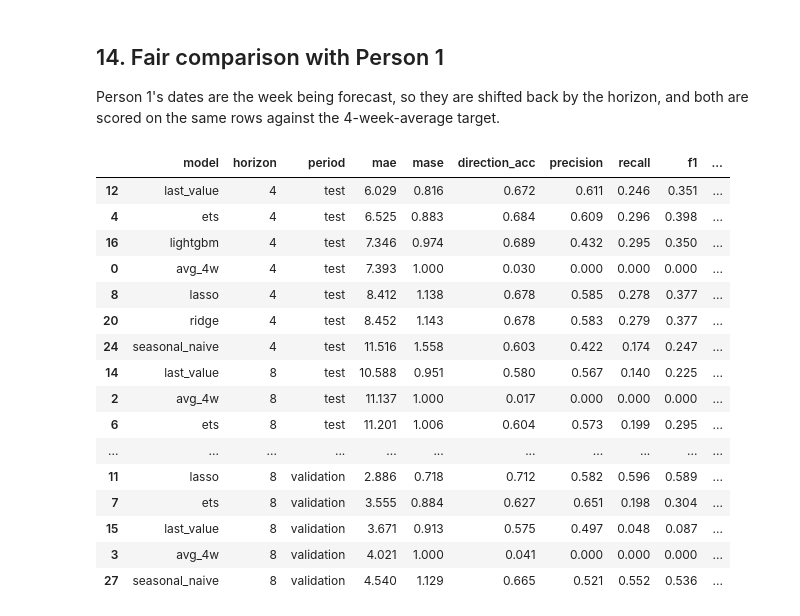
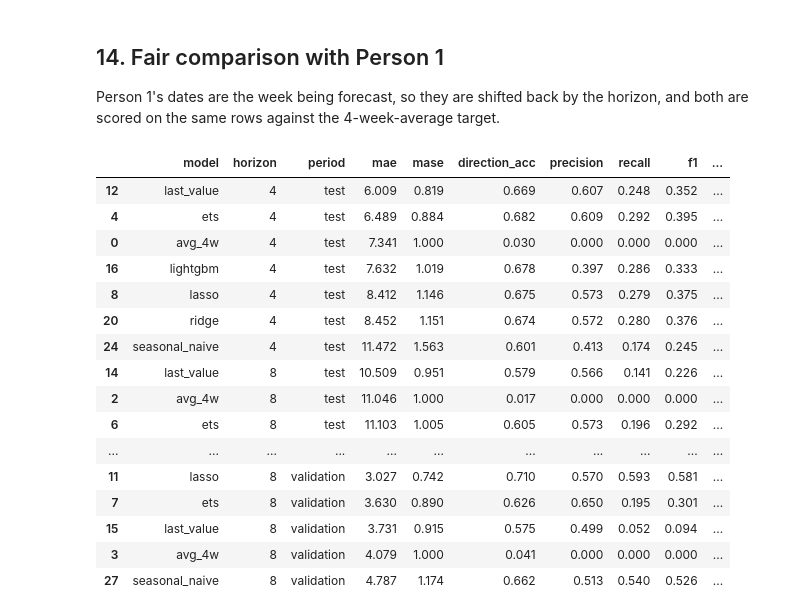
Before and after one commit to samichi-rungta/fashion-trends-forcasting, a Jupyter notebook: google_trends_models.ipynb, the cells around one changed output. Cells and saved outputs as stored; diff of their text form; code cells hidden in the pictures.

```diff
--- a/google_trends_models.ipynb
+++ b/google_trends_models.ipynb
@@ -37,7 +37,7 @@ from sklearn.metrics import precision_score, recall_score, f1_score, average_pre
 - MIN_LEVEL: weeks where the last 4-week average is below this are skipped (growth on almost zero searches is meaningless).
 - QUICK_RUN = True: a fast check with 1 seed and fewer refits. Set to False for the real results.
 # %%
-DATA_FILE = "raw_pulls/trends_weekly_clean.csv"      # weekly table: rows = weeks, columns = keywords
+DATA_FILE = "results/google_trends/trends_weekly_prepared.csv"
 KEYWORDS_FILE = "google_trends_keywords.xlsx"   # sheet "Keywords", columns "Keyword" and "Category"
 OUT_DIR = "results/google_trends"
 FIG_DIR = os.path.join(OUT_DIR, "figures")
@@ -551,36 +543,37 @@ extra.groupby(["period", "horizon", "model"]).mean(numeric_only=True).round(3)
 Person 1's dates are the week being forecast, so they are shifted back by the horizon, and both are scored on the same rows against the 4-week-average target.
 # %%
 p1 = pd.read_csv(os.path.join(OUT_DIR, "predictions.csv"), parse_dates=["date"])
-p1["date"] = p1["date"] - pd.to_timedelta(p1["horizon"] * 7, unit="D")
+if "last4_avg" not in p1.columns:   # old format: date = week being forecast, so move it back by the horizon
+    p1["date"] = p1["date"] - pd.to_timedelta(p1["horizon"] * 7, unit="D")
 truth = pd.concat([data[h][["date", "item", "horizon", "actual", "last4_avg"]] for h in HORIZONS])
 truth = truth[truth["actual"].notna()]
 
-p1_fair = p1.drop(columns="actual").merge(truth, on=["date", "item", "horizon"], how="inner")
+p1_fair = p1.drop(columns=["actual", "last4_avg"], errors="ignore").merge(truth, on=["date", "item", "horizon"], how="inner")
 p1_fair["period"] = np.where(p1_fair["period"] == "test", "test", "validation")
 
 mine = preds[preds["model"] == "lightgbm"].copy()
 mine["period"] = np.where(mine["period"] == "test", "test", "validation")
 common = p1_fair[["date", "item", "horizon", "period"]].drop_duplicates()
 mine_fair = mine.merge(common, on=["date", "item", "horizon", "period"], how="inner")
 
 fair = evaluate(pd.concat([p1_fair, mine_fair], ignore_index=True))
 fair.to_csv(os.path.join(OUT_DIR, "metrics_fair_comparison.csv"), index=False)
 fair.sort_values(["period", "horizon", "mae"]).round(3)
 # %% [output]
 |  | model | horizon | period | mae | mase | direction_acc | precision | recall | f1 | ... |
-| 12 | last_value | 4 | test | 6.029 | 0.816 | 0.672 | 0.611 | 0.246 | 0.351 | ... |
-| 4 | ets | 4 | test | 6.525 | 0.883 | 0.684 | 0.609 | 0.296 | 0.398 | ... |
-| 16 | lightgbm | 4 | test | 7.346 | 0.974 | 0.689 | 0.432 | 0.295 | 0.350 | ... |
-| 0 | avg_4w | 4 | test | 7.393 | 1.000 | 0.030 | 0.000 | 0.000 | 0.000 | ... |
-| 8 | lasso | 4 | test | 8.412 | 1.138 | 0.678 | 0.585 | 0.278 | 0.377 | ... |
-| 20 | ridge | 4 | test | 8.452 | 1.143 | 0.678 | 0.583 | 0.279 | 0.377 | ... |
-| 24 | seasonal_naive | 4 | test | 11.516 | 1.558 | 0.603 | 0.422 | 0.174 | 0.247 | ... |
-| 14 | last_value | 8 | test | 10.588 | 0.951 | 0.580 | 0.567 | 0.140 | 0.225 | ... |
-| 2 | avg_4w | 8 | test | 11.137 | 1.000 | 0.017 | 0.000 | 0.000 | 0.000 | ... |
-| 6 | ets | 8 | test | 11.201 | 1.006 | 0.604 | 0.573 | 0.199 | 0.295 | ... |
+| 12 | last_value | 4 | test | 6.009 | 0.819 | 0.669 | 0.607 | 0.248 | 0.352 | ... |
+| 4 | ets | 4 | test | 6.489 | 0.884 | 0.682 | 0.609 | 0.292 | 0.395 | ... |
+| 0 | avg_4w | 4 | test | 7.341 | 1.000 | 0.030 | 0.000 | 0.000 | 0.000 | ... |
+| 16 | lightgbm | 4 | test | 7.632 | 1.019 | 0.678 | 0.397 | 0.286 | 0.333 | ... |
+| 8 | lasso | 4 | test | 8.412 | 1.146 | 0.675 | 0.573 | 0.279 | 0.375 | ... |
+| 20 | ridge | 4 | test | 8.452 | 1.151 | 0.674 | 0.572 | 0.280 | 0.376 | ... |
+| 24 | seasonal_naive | 4 | test | 11.472 | 1.563 | 0.601 | 0.413 | 0.174 | 0.245 | ... |
+| 14 | last_value | 8 | test | 10.509 | 0.951 | 0.579 | 0.566 | 0.141 | 0.226 | ... |
+| 2 | avg_4w | 8 | test | 11.046 | 1.000 | 0.017 | 0.000 | 0.000 | 0.000 | ... |
+| 6 | ets | 8 | test | 11.103 | 1.005 | 0.605 | 0.573 | 0.196 | 0.292 | ... |
 | ... | ... | ... | ... | ... | ... | ... | ... | ... | ... | ... |
-| 11 | lasso | 8 | validation | 2.886 | 0.718 | 0.712 | 0.582 | 0.596 | 0.589 | ... |
-| 7 | ets | 8 | validation | 3.555 | 0.884 | 0.627 | 0.651 | 0.198 | 0.304 | ... |
-| 15 | last_value | 8 | validation | 3.671 | 0.913 | 0.575 | 0.497 | 0.048 | 0.087 | ... |
-| 3 | avg_4w | 8 | validation | 4.021 | 1.000 | 0.041 | 0.000 | 0.000 | 0.000 | ... |
-| 27 | seasonal_naive | 8 | validation | 4.540 | 1.129 | 0.665 | 0.521 | 0.552 | 0.536 | ... |
+| 11 | lasso | 8 | validation | 3.027 | 0.742 | 0.710 | 0.570 | 0.593 | 0.581 | ... |
+| 7 | ets | 8 | validation | 3.630 | 0.890 | 0.626 | 0.650 | 0.195 | 0.301 | ... |
+| 15 | last_value | 8 | validation | 3.731 | 0.915 | 0.575 | 0.499 | 0.052 | 0.094 | ... |
+| 3 | avg_4w | 8 | validation | 4.079 | 1.000 | 0.041 | 0.000 | 0.000 | 0.000 | ... |
+| 27 | seasonal_naive | 8 | validation | 4.787 | 1.174 | 0.662 | 0.513 | 0.540 | 0.526 | ... |
```
Also changed, not shown: parts of 10 cells of this notebook, 13 other files.
